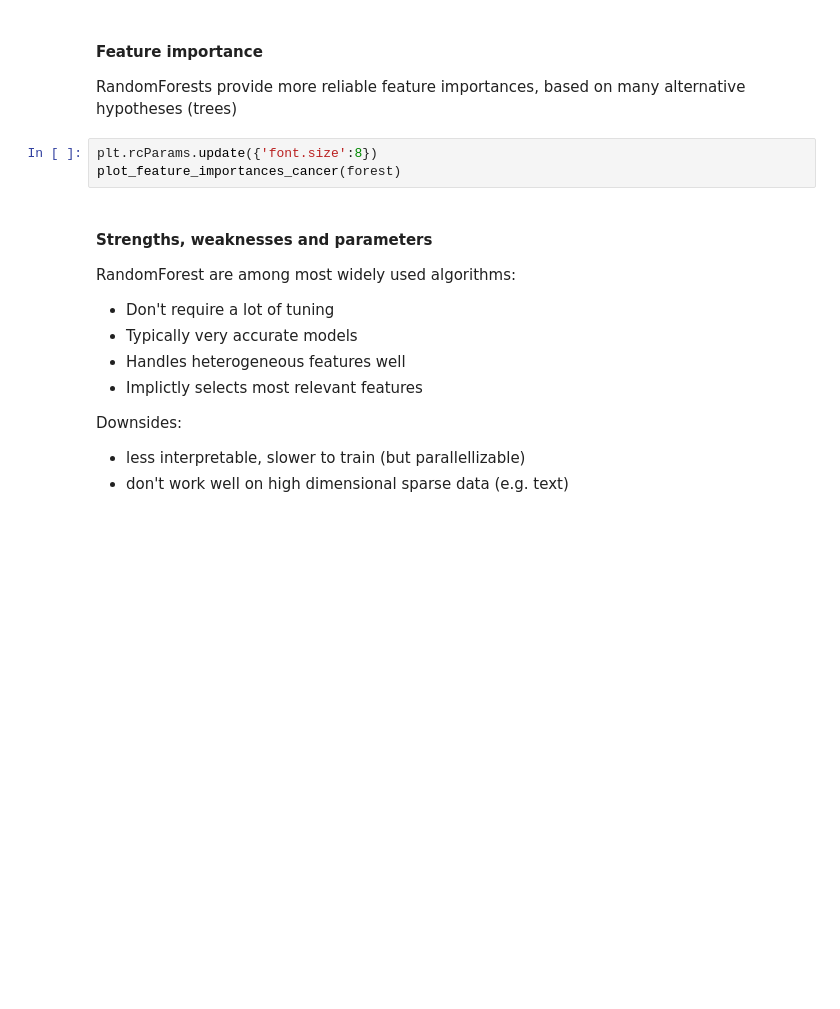
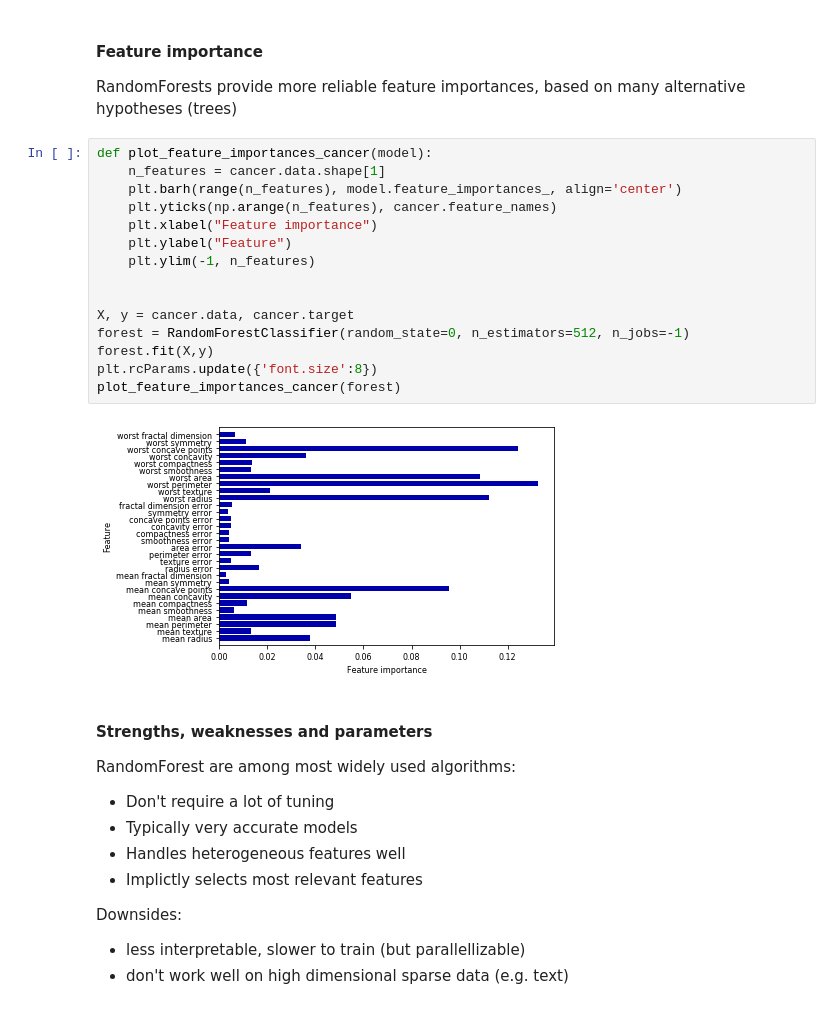
Before and after one commit to ML-course/engineer, a Jupyter notebook: notebooks/02b - Ensemble Learning.ipynb, the cells around one changed output. Saved outputs shown, nothing was run; the diff lists cells and outputs as text; blank space fills up the shorter version.

```diff
--- a/notebooks/02b - Ensemble Learning.ipynb
+++ b/notebooks/02b - Ensemble Learning.ipynb
@@ -189,9 +226,23 @@ plt.show()
 # %% [markdown]
 #### Feature importance
 RandomForests provide more reliable feature importances, based on many alternative hypotheses (trees)
-# %%
-plt.rcParams.update({'font.size':8})
-plot_feature_importances_cancer(forest)
+# %%
+def plot_feature_importances_cancer(model):
+    n_features = cancer.data.shape[1]
+    plt.barh(range(n_features), model.feature_importances_, align='center')
+    plt.yticks(np.arange(n_features), cancer.feature_names)
+    plt.xlabel("Feature importance")
+    plt.ylabel("Feature")
+    plt.ylim(-1, n_features)
+
+
+X, y = cancer.data, cancer.target
+forest = RandomForestClassifier(random_state=0, n_estimators=512, n_jobs=-1)
+forest.fit(X,y)
+plt.rcParams.update({'font.size':8})
+plot_feature_importances_cancer(forest)
+# %% [output]
+[figure, added]
 # %% [markdown]
 #### Strengths, weaknesses and parameters
 RandomForest are among most widely used algorithms:
```
Also changed, not shown: parts of 11 cells of this notebook, 5 other files.
